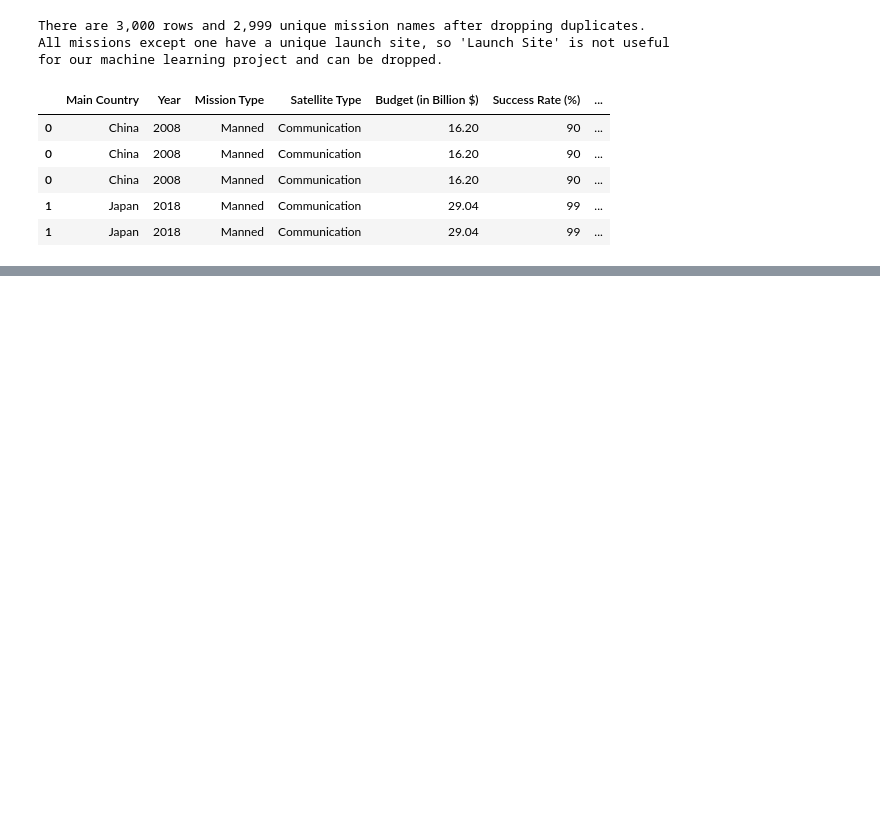
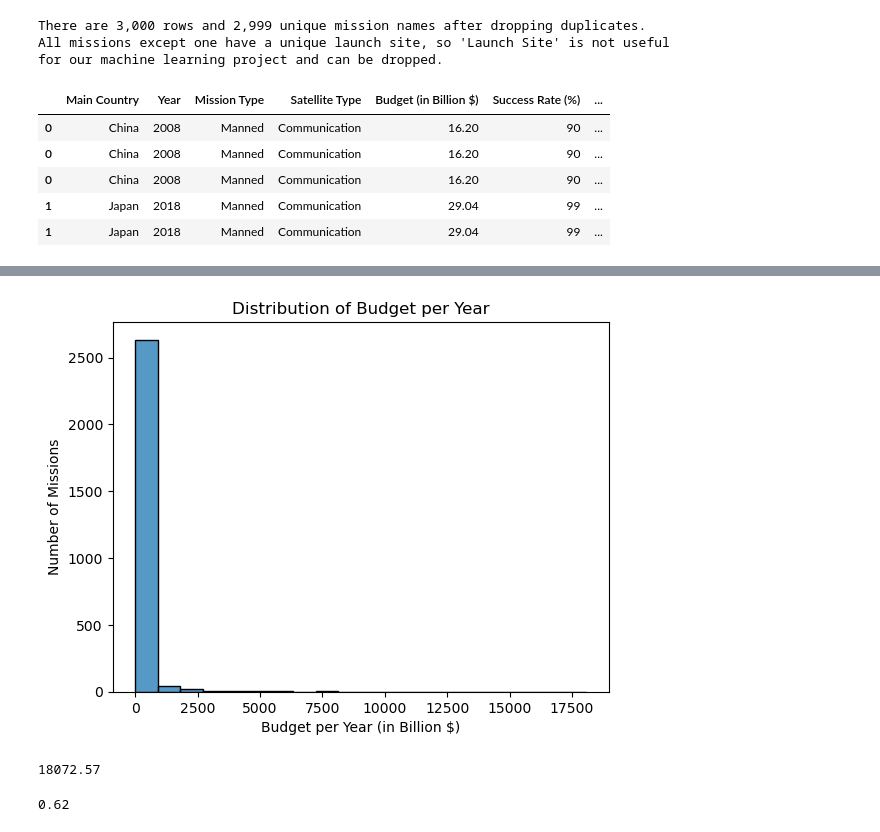
Before and after one commit to BigVictorFans/CU5PROJECTDANISH, a Jupyter notebook: notebook.ipynb, the cells around one changed output, grey strips where cells are left out. Saved outputs shown, nothing was run; the diff lists cells and outputs as text; code cells hidden in the pictures; blank space fills up the shorter version.

```diff
--- a/notebook.ipynb
+++ b/notebook.ipynb
@@ -127,3 +127,7 @@ df.head()
 | 0 | China | 2008 | Manned | Communication | 16.20 | 90 | ... |
 | 1 | Japan | 2018 | Manned | Communication | 29.04 | 99 | ... |
 | 1 | Japan | 2018 | Manned | Communication | 29.04 | 99 | ... |
+# %%
+df['Duration (in Years)'] = (df['Duration (in Days)'] / 365.25)
+# %%
+df['Budget per Year (in Billion $)'] = (df['Budget (in Billion $)'] / df['Duration (in Years)']).round(2)
@@ -129,0 +143,16 @@ df.head()
+# %%
+sns.histplot(df['Budget per Year (in Billion $)'].drop_duplicates(), bins=20)
+plt.xlabel('Budget per Year (in Billion $)')
+plt.ylabel('Number of Missions')
+plt.title('Distribution of Budget per Year')
+plt.show()
+# %% [output]
+[figure, added]
+# %%
+df['Budget per Year (in Billion $)'].max()
+# %% [output]
+18072.57
+# %%
+df['Budget per Year (in Billion $)'].min()
+# %% [output]
+0.62
```
Also changed, not shown: parts of 12 cells of this notebook.
